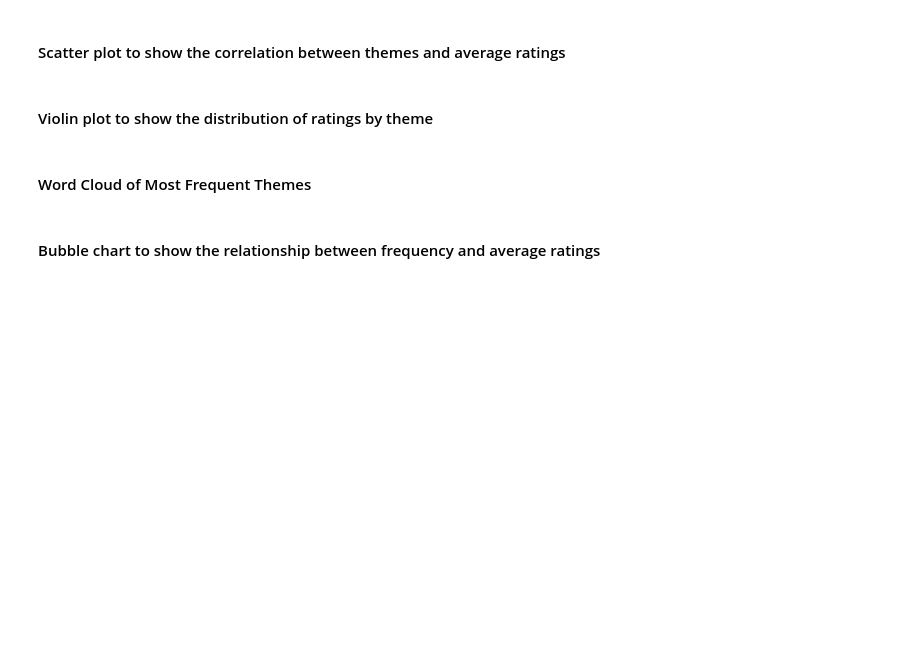
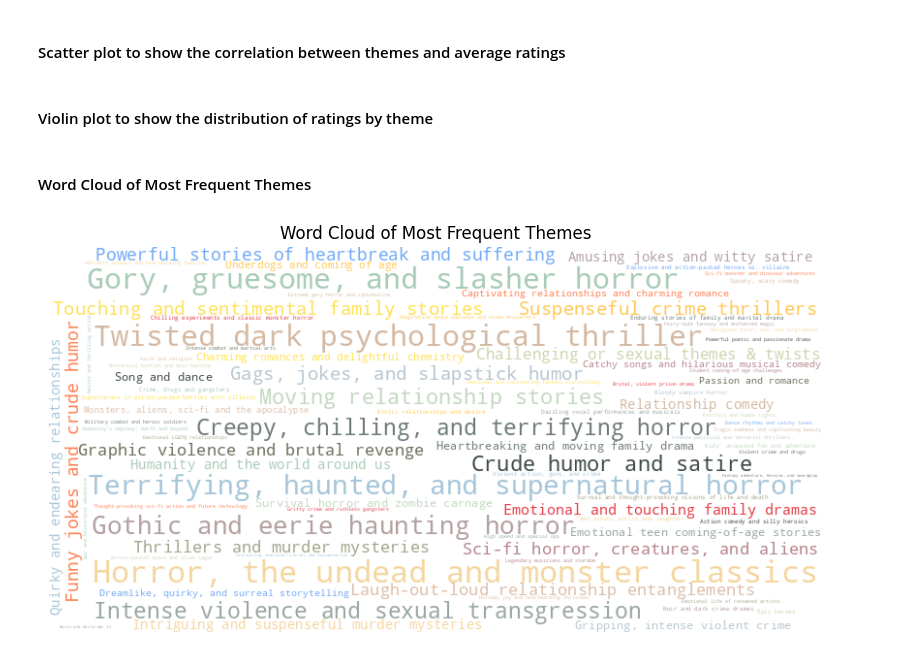
Before and after one commit to bruhu/film-sentiment-analysis, a Jupyter notebook: notebooks/letterboxd_plots.ipynb, the cells around one changed output. Saved outputs shown, nothing was run; the diff lists cells and outputs as text; code cells hidden in the pictures; blank space fills up the shorter version.

Commit message:
generate more visuals

```diff
--- a/notebooks/letterboxd_plots.ipynb
+++ b/notebooks/letterboxd_plots.ipynb
@@ -178,13 +219,34 @@ fig.show()
 # %%
 theme_counts_dict = dict(zip(theme_counts['themes'], theme_counts['count']))
 
-wordcloud = WordCloud(width=800, height=400, background_color='white').generate_from_frequencies(theme_counts_dict)
+# Custom color palette
+custom_colors = [
+    '#F4D6A0', '#A8CBB7', '#D4B9A3', '#A6C6D9', '#B3A0A1',
+    '#6E7B7A', '#99A7A4', '#C4D8C1', '#3E4A49', '#B8C6D0',
+    '#FFC857', '#FFE156', '#71A9F7', '#FF7F51', '#B5838D',
+    '#6B705C', '#DDBEA9', '#A5A58D', '#CCD5AE', '#E63946'
+]
 
+# Define a custom color function based on the custom colors list
+def color_func(word, font_size, position, orientation, random_state=None, **kwargs):
+    # Create a mapping of words to the custom color list
+    color_idx = list(theme_counts_dict.keys()).index(word) % len(custom_colors)
+    return custom_colors[color_idx]
+
+# Generate the word cloud
+wordcloud = WordCloud(
+    width=800,
+    height=400,
+    background_color='white',
+    color_func=color_func  # Apply custom color function
+).generate_from_frequencies(theme_counts_dict)
+
+# Display the word cloud
 plt.figure(figsize=(10, 6))
 plt.imshow(wordcloud, interpolation='bilinear')
 plt.axis('off')  # Turn off axis
-plt.title("Word Cloud of Most Frequent Themes")
+plt.title('Word Cloud of Most Frequent Themes')
 plt.show()
+# %% [output]
+[figure, added]
-# %% [markdown]
-#### Bubble chart to show the relationship between frequency and average ratings
 # %%
```
Also changed, not shown: parts of 8 cells of this notebook, 2 other files.
